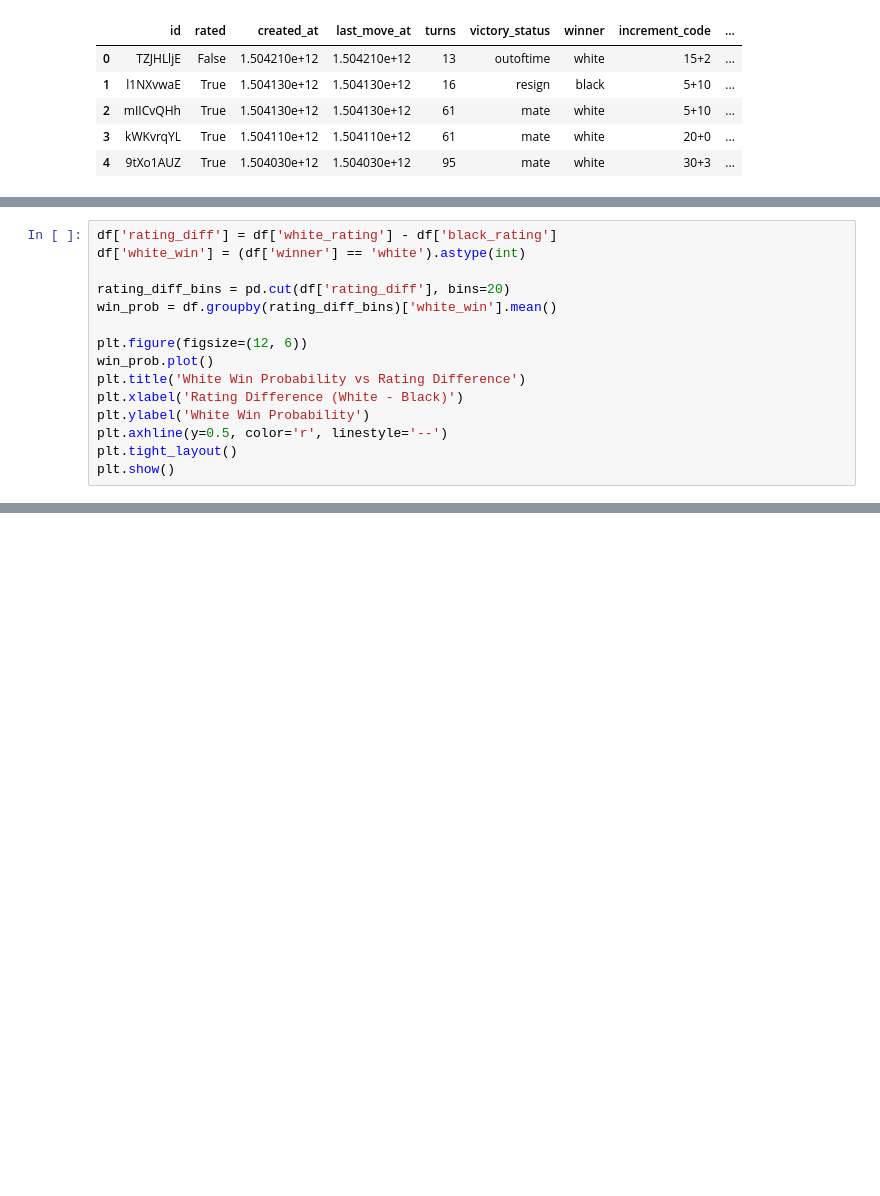
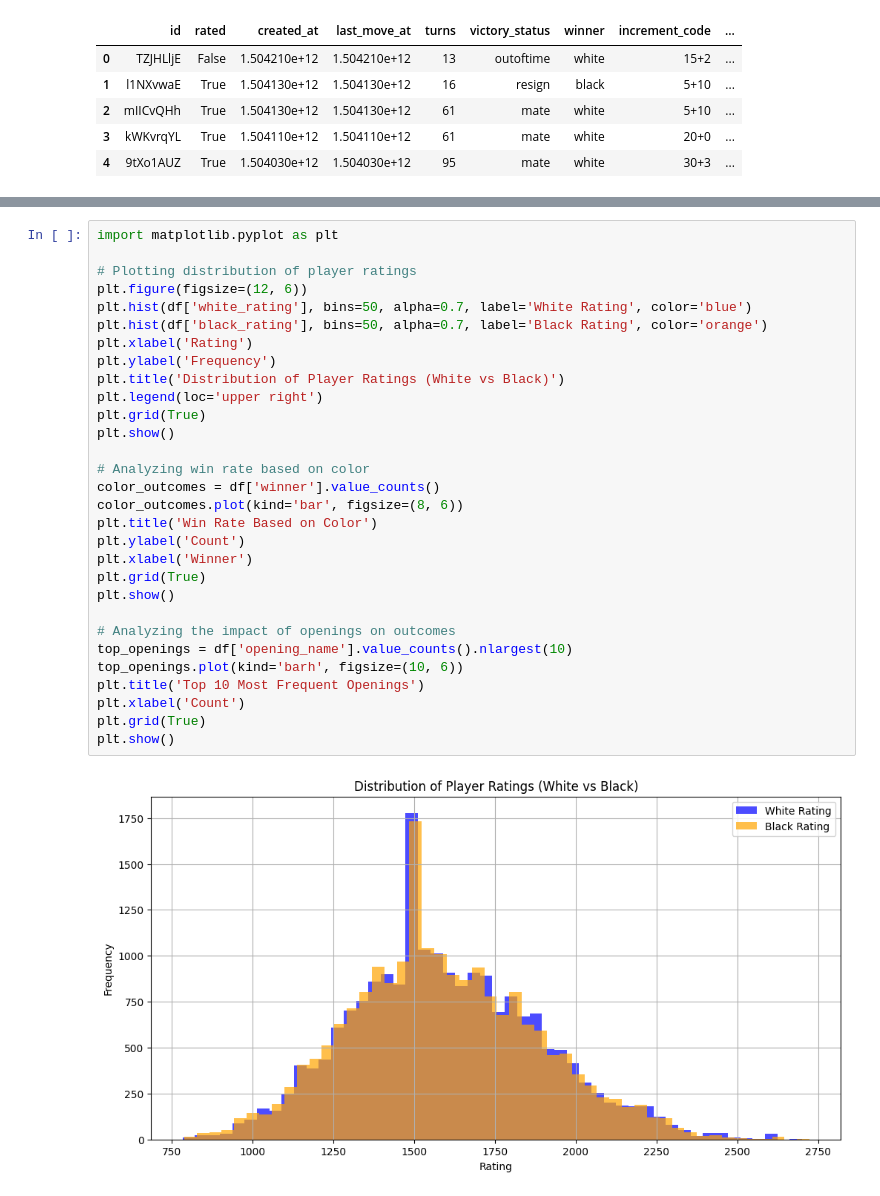
Before and after one commit to Ajodo-Godson/CP191-RAR, a Jupyter notebook: Game_Modelling.ipynb, the cells around one changed output, grey strips where cells are left out. Cells and saved outputs as stored; diff of their text form; blank space fills up the shorter version.

```diff
--- a/Game_Modelling.ipynb
+++ b/Game_Modelling.ipynb
@@ -315,15 +64,0 @@ plt.show()
-# %%
-df['rating_diff'] = df['white_rating'] - df['black_rating']
-df['white_win'] = (df['winner'] == 'white').astype(int)
-
-rating_diff_bins = pd.cut(df['rating_diff'], bins=20)
-win_prob = df.groupby(rating_diff_bins)['white_win'].mean()
-
-plt.figure(figsize=(12, 6))
-win_prob.plot()
-plt.title('White Win Probability vs Rating Difference')
-plt.xlabel('Rating Difference (White - Black)')
-plt.ylabel('White Win Probability')
-plt.axhline(y=0.5, color='r', linestyle='--')
-plt.tight_layout()
-plt.show()
@@ -331,0 +97,32 @@ plt.show()
+# %%
+import matplotlib.pyplot as plt
+
+# Plotting distribution of player ratings
+plt.figure(figsize=(12, 6))
+plt.hist(df['white_rating'], bins=50, alpha=0.7, label='White Rating', color='blue')
+plt.hist(df['black_rating'], bins=50, alpha=0.7, label='Black Rating', color='orange')
+plt.xlabel('Rating')
+plt.ylabel('Frequency')
+plt.title('Distribution of Player Ratings (White vs Black)')
+plt.legend(loc='upper right')
+plt.grid(True)
+plt.show()
+
+# Analyzing win rate based on color
+color_outcomes = df['winner'].value_counts()
+color_outcomes.plot(kind='bar', figsize=(8, 6))
+plt.title('Win Rate Based on Color')
+plt.ylabel('Count')
+plt.xlabel('Winner')
+plt.grid(True)
+plt.show()
+
+# Analyzing the impact of openings on outcomes
+top_openings = df['opening_name'].value_counts().nlargest(10)
+top_openings.plot(kind='barh', figsize=(10, 6))
+plt.title('Top 10 Most Frequent Openings')
+plt.xlabel('Count')
+plt.grid(True)
+plt.show()
+# %% [output]
+[figure, added]
```
Also changed, not shown: parts of 23 cells of this notebook.
